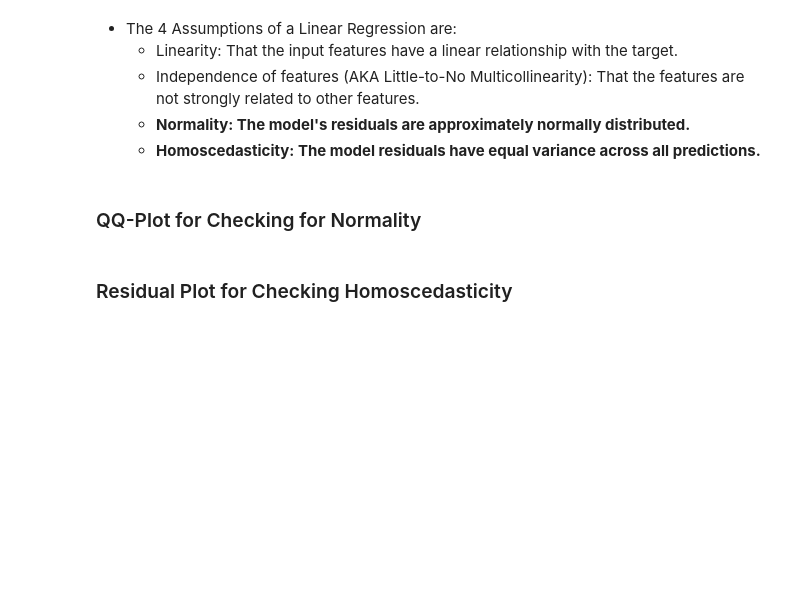
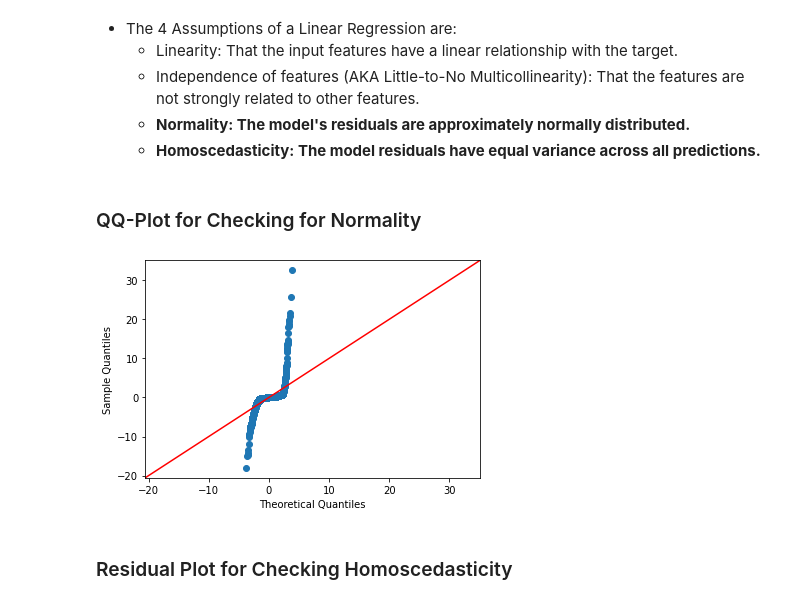
Before and after one commit to coding-dojo-data-science/data-enrichment-linear-regression-with-movies, a Jupyter notebook: PreClass-Pt2-Linear-Regression-with-Movies.ipynb, the cells around one changed output. Drawn from its saved outputs; the diff is of its cells as text; code cells hidden in the pictures; blank space fills up the shorter version.

```diff
--- a/PreClass-Pt2-Linear-Regression-with-Movies.ipynb
+++ b/PreClass-Pt2-Linear-Regression-with-Movies.ipynb
@@ -53,7 +53,7 @@ pd.set_option('display.max_columns',100)
 # %%
 ## Checking what data we already in our Data folder using os.listdir
 import os
-FOLDER = '../Data/'
+FOLDER = 'Data/'
 file_list = sorted(os.listdir(FOLDER))
 # file_list
 # %%
@@ -620,9 +658,14 @@ print(f'Testing R^2: {r2_score(y_test, y_hat_test):.3f}')
 # %%
 ## Create a Q-QPlot
 
 # first calculate residuals
+resid = y_test - y_hat_test
 
-## then use sm's qqplot with line='45' fit=True
+## then use sm's qqplot
+fig, ax = plt.subplots(figsize=(6,4))
+sm.graphics.qqplot(resid,line='45',fit=True,ax=ax);
+# %% [output]
+[figure, added]
 # %% [markdown]
 ### Residual Plot for Checking Homoscedasticity
 # %%
```
Also changed, not shown: parts of 5 cells of this notebook.
